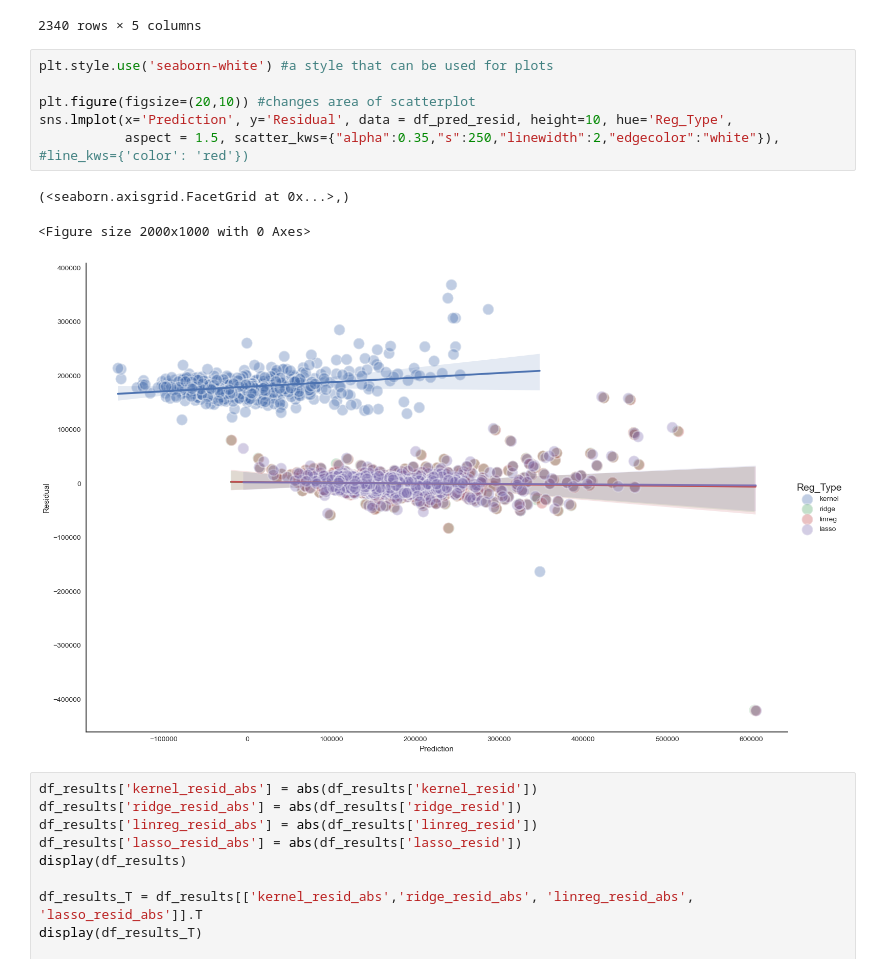
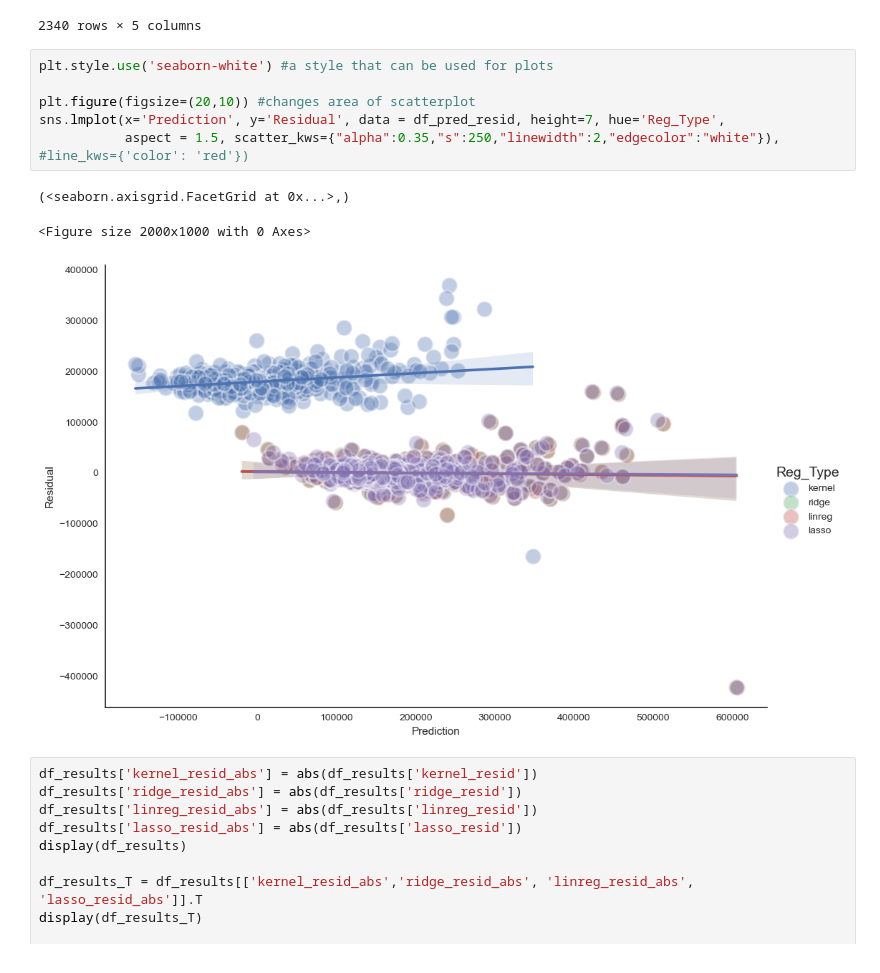
Before and after one commit to sah9j/MidtermProject3550, a Jupyter notebook: Data3550MidPro_MAIN.ipynb, the cells around one changed output. Cells and saved outputs as stored; diff of their text form.

```diff
--- a/Data3550MidPro_MAIN.ipynb
+++ b/Data3550MidPro_MAIN.ipynb
@@ -870,13 +870,13 @@ df_pred_resid
 # %%
 plt.style.use('seaborn-white') #a style that can be used for plots
 
 plt.figure(figsize=(20,10)) #changes area of scatterplot
-sns.lmplot(x='Prediction', y='Residual', data = df_pred_resid, height=10, hue='Reg_Type',
+sns.lmplot(x='Prediction', y='Residual', data = df_pred_resid, height=7, hue='Reg_Type',
            aspect = 1.5, scatter_kws={"alpha":0.35,"s":250,"linewidth":2,"edgecolor":"white"}), #line_kws={'color': 'red'})
 # %% [output]
 (<seaborn.axisgrid.FacetGrid at 0x...>,)
 <Figure size 2000x1000 with 0 Axes>
-[figure, old version]
+[figure, new version]
 # %%
 df_results['kernel_resid_abs'] = abs(df_results['kernel_resid'])
 df_results['ridge_resid_abs'] = abs(df_results['ridge_resid'])
```
Also changed, not shown: parts of 2 cells of this notebook.
